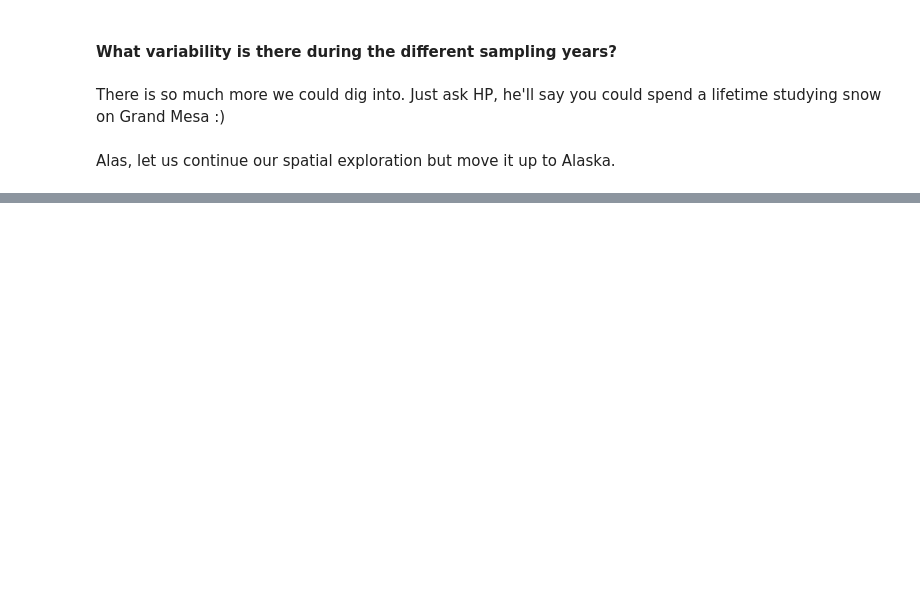
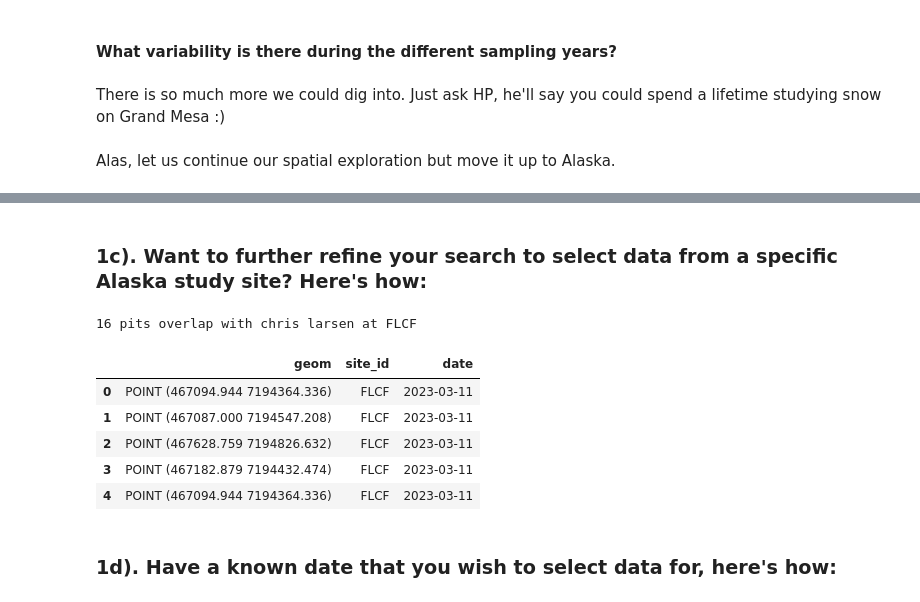
Before and after one commit to snowex-hackweek/website-2024, a Jupyter notebook: book/tutorials/snowex-core/03_snowex_data_preview.ipynb, the cells around one changed output, grey strips where cells are left out. Saved outputs shown, nothing was run; the diff lists cells and outputs as text; code cells hidden in the pictures; blank space fills up the shorter version.

```diff
--- a/book/tutorials/snowex-core/03_snowex_data_preview.ipynb
+++ b/book/tutorials/snowex-core/03_snowex_data_preview.ipynb
@@ -409,0 +485,24 @@ from snowexsql.conversions import query_to_geopandas
+# %% [markdown]
+### 1c). Want to further refine your search to select data from a specific Alaska study site? Here's how:
+# %%
+# Refine your search to Farmers Loop and Creamers Field
+site = 'FLCF'
+qry = qry.filter(SiteData.site_id == site)
+
+# Return a geopandas df
+df_exact = query_to_geopandas(qry, engine)
+
+print('%s pits overlap with %s at %s' %(len(df_exact), sensor, site))
+
+# View snows pits that align with first UAVSAR date
+df_exact.head()
+# %% [output]
+16 pits overlap with chris larsen at FLCF
+|  | geom | site_id | date |
+| 0 | POINT (467094.944 7194364.336) | FLCF | 2023-03-11 |
+| 1 | POINT (467087.000 7194547.208) | FLCF | 2023-03-11 |
+| 2 | POINT (467628.759 7194826.632) | FLCF | 2023-03-11 |
+| 3 | POINT (467182.879 7194432.474) | FLCF | 2023-03-11 |
+| 4 | POINT (467094.944 7194364.336) | FLCF | 2023-03-11 |
+# %% [markdown]
+### 1d). Have a known date that you wish to select data for, here's how:
```
Also changed, not shown: parts of 33 cells of this notebook, 5 other files.
